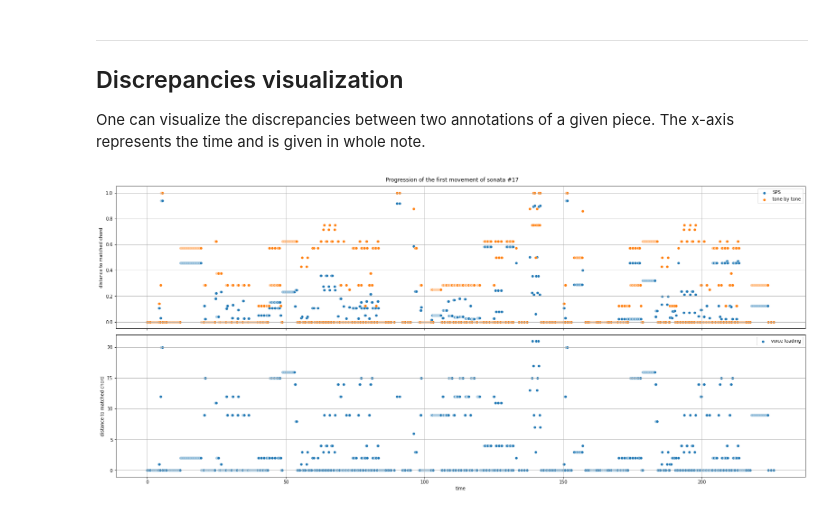
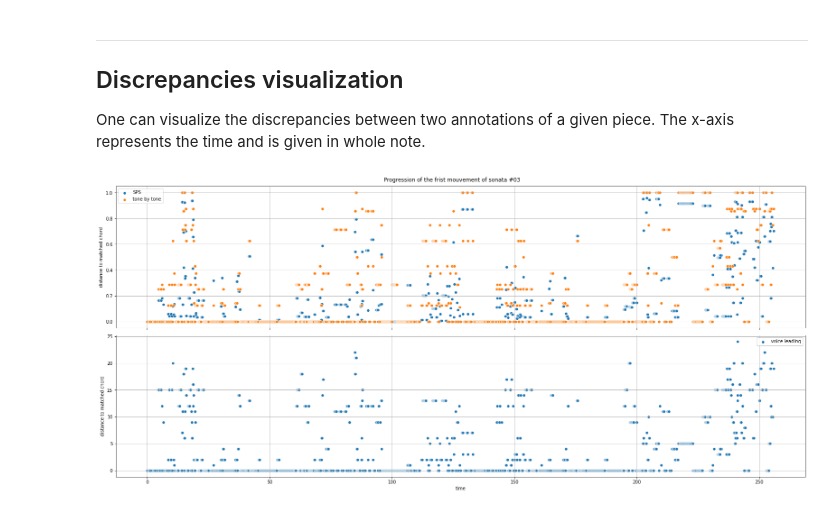
Before and after one commit to DCMLab/chord-eval, a Jupyter notebook: NoteBooks/sonatas_annotations.ipynb, the cells around one changed output. Cells and saved outputs as stored; diff of their text form; code cells hidden in the pictures.

```diff
--- a/NoteBooks/sonatas_annotations.ipynb
+++ b/NoteBooks/sonatas_annotations.ipynb
@@ -72,12 +66,12 @@ ___
 
 One can visualize the discrepancies between two annotations of a given piece. The x-axis represents the time and is given in whole note.
 # %%
-nb = 17
-nb = f"{nb:02}"
-
-progression =  pd.read_csv('../Data/Beethoven_sonata_progression/' + nb + '-1.csv')
+nb = 3
+nb = str(nb)
+nb = nb if len(nb)>1 else '0'+ nb
 # %%
-title = 'Progression of the first movement of sonata #'+nb
+progression =  pd.read_csv('../Data/sonatas_annotations/progressions/' + nb + '-1.csv')
+title = 'Progression of the frist mouvement of sonata #'+nb
 plot_comparison(progression=progression, title=title)
 # %% [output]
-[figure, old version]
+[figure, new version]
```
Also changed, not shown: parts of 7 cells of this notebook, 1 other file.
